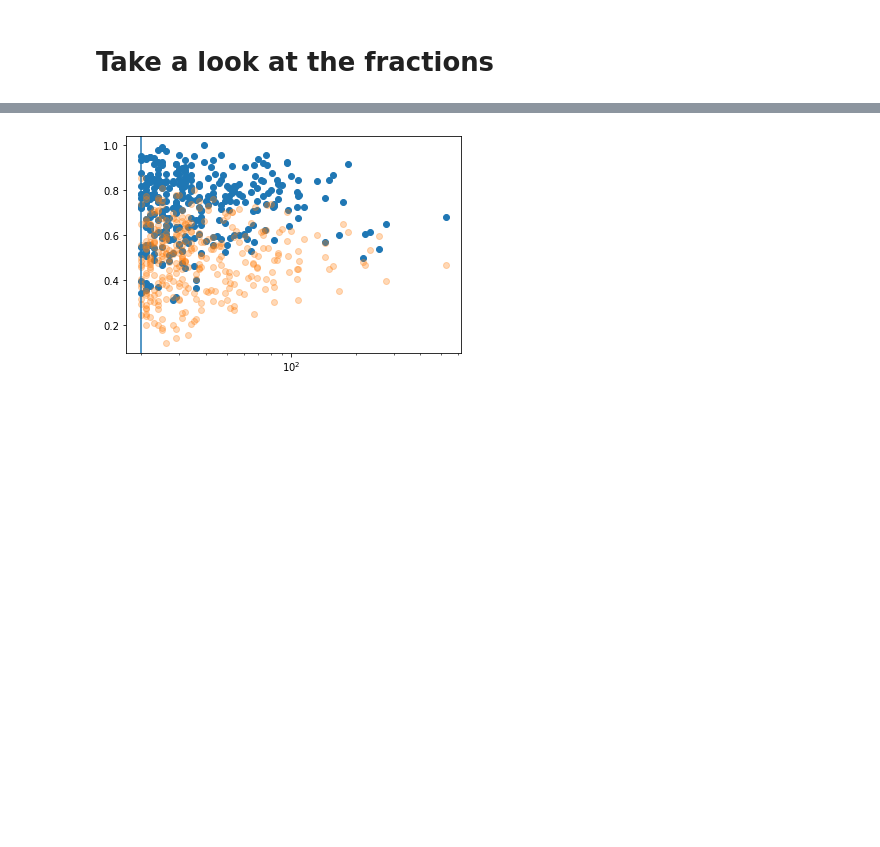
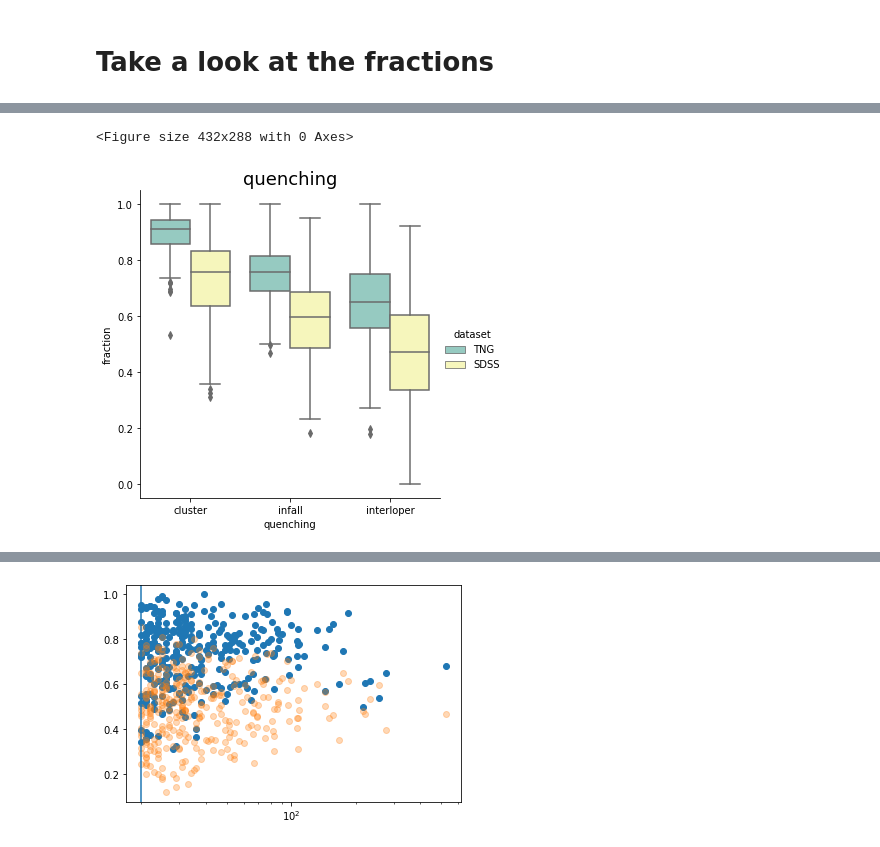
Before and after one commit to estevesjh/galaxyFormation, a Jupyter notebook: notebooks/plot_fractions.ipynb, the cells around one changed output, grey strips where cells are left out. Saved outputs shown, nothing was run; the diff lists cells and outputs as text; code cells hidden in the pictures; blank space fills up the shorter version.

```diff
--- a/notebooks/plot_fractions.ipynb
+++ b/notebooks/plot_fractions.ipynb
@@ -24,3 +24,4 @@ labels = labels_mpr+labels_bpt
 columnsA = ['fo_%s'%li for li in labels]
 # %%
 cat0 = at.read('../data/TNG300-1_GalEvol_z0p00_cluster_post_frac.csv')
+cat1 = at.read('../data/groupCatalog_Yang_deCarvalho2017_frac.csv')
@@ -115,0 +123,5 @@ def plot_enviroment(cat,mytpe):
+# %%
+plot_enviroment2(cat0,cat1,'quenching')
+# %% [output]
+<Figure size 432x288 with 0 Axes>
+[figure, added]
```
Also changed, not shown: parts of 15 cells of this notebook, 16 other files.
